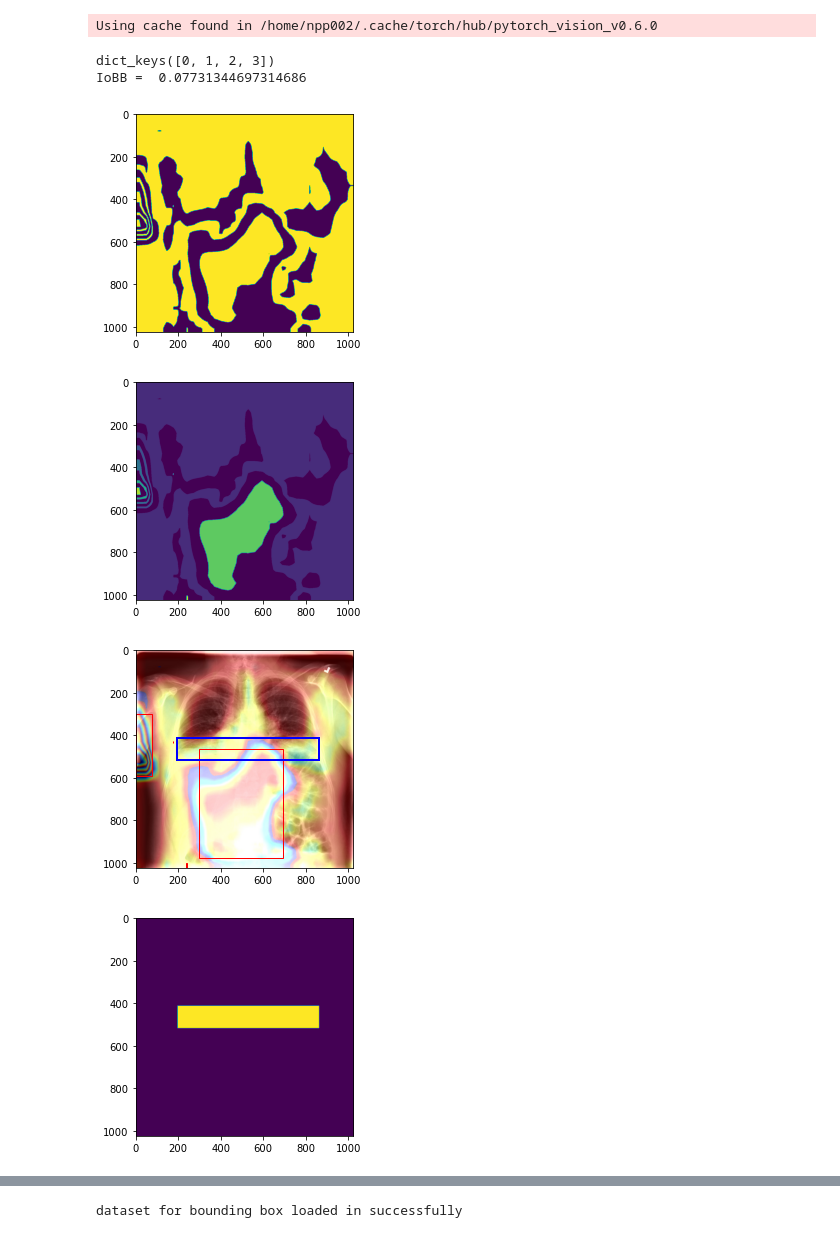
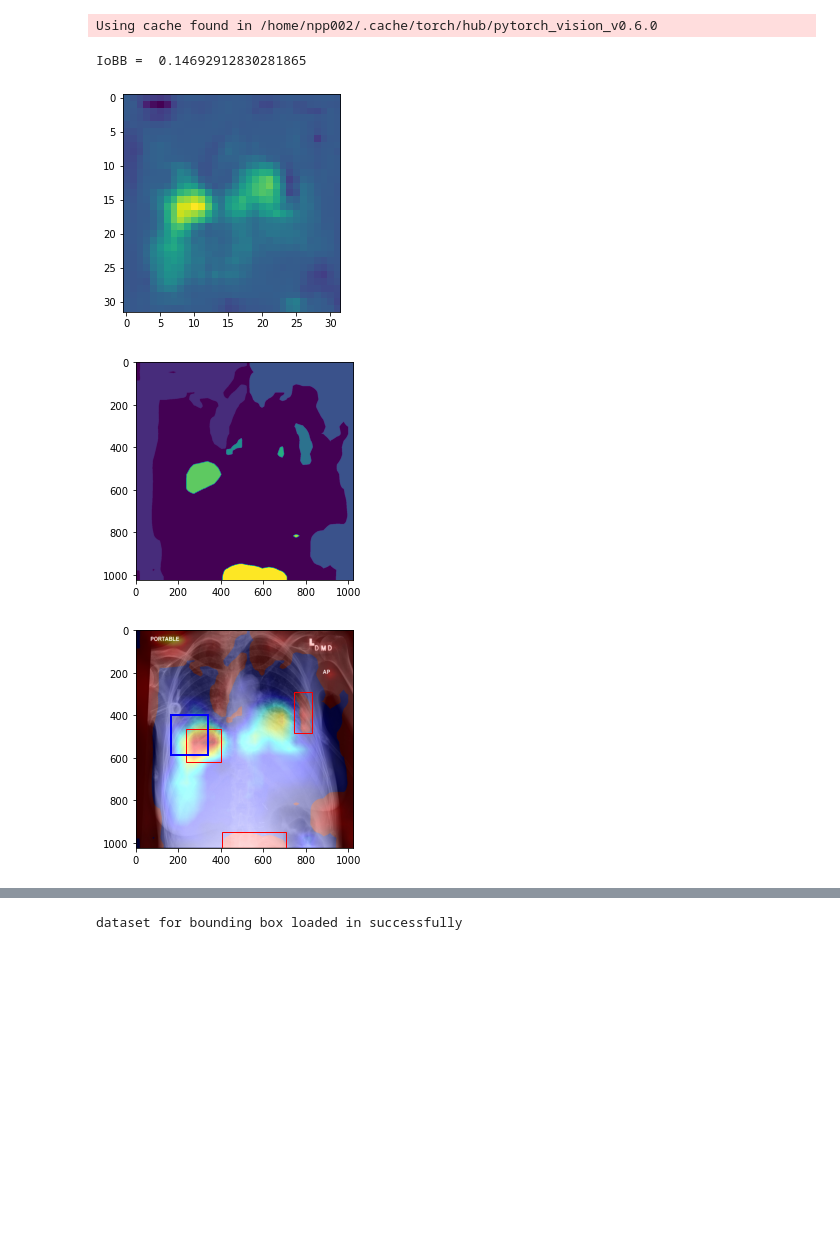
Before and after one commit to nichpass/Bucknell-Senior-Design-2021, a Jupyter notebook: test_multi_bb.ipynb, the cells around one changed output, grey strips where cells are left out. Drawn from its saved outputs; the diff is of its cells as text; code cells hidden in the pictures; blank space fills up the shorter version.

Commit message:
good heuristics made for bounding boxes, need to clean up test code a bit

```diff
--- a/test_multi_bb.ipynb
+++ b/test_multi_bb.ipynb
@@ -297,4 +172,9 @@ def check_too_big(b):
     h = b['high_y'] - b['low_y']
 
     return w * h > 350000 # roughly if box is larger than 1/3 of the image then get rid of it
+# %%
+def compute_dist(b, avg):
+    x = b['high_x'] - b['low_x']
+    y = b['high_y'] - b['low_y']
+    return abs(x * y - avg)
 # %%
@@ -473,29 +333,0 @@ def get_grad_map(data, model, disease):
-# %%
-def calc_iobb(data, model, disease):
-    label_map, _ = get_grad_map(data, model, disease)
-
-    boxes = get_bboxes(label_map)
-
-
-    single_level = np.array(label_map >= 1, dtype='int')
-    # convert all labels on prediction to same value of '1' for present and '0' for not present
-    real_box = np.zeros((1024, 1024), dtype='int')
-    x = int(data['x'])
-    y = int(data['y'])
-    width = int(data['width'])
-    height = int(data['height'])
-    for xi in range(x, x + width):
-        for yi in range(y, y + height):
-            real_box[yi][xi] = 1
-
-    pred_boxes = np.zeros((1024, 1024), dtype='int')
-    for _, b in boxes.items():
-        for xi in range(b['low_x'], b['high_x']+1):
-            for yi in range(b['low_y'], b['high_y']+1):
-                pred_boxes[yi][xi] = 1
-
-#     plt.figure()
-#     plt.imshow(real_box)
-#     plt.figure()
-#     plt.imshow(pred_boxes)
-    return jaccard_score(real_box.flatten(), pred_boxes.flatten())
@@ -547,21 +334,19 @@ def compute_bbox_iou(data, model, disease):
 # %%
 def bbox_main(data, model, disease):
 
-    all_labels, blobs = get_grad_map(data, model, disease)
+    all_labels, blobs, grad_activations = get_grad_map(data, model, disease)
 
     plt.figure()
-    plt.imshow(blobs)
+    plt.imshow(grad_activations)
     plt.figure()
     plt.imshow(all_labels)
 
-    boxdict = get_bboxes(all_labels)
+    boxdict = get_bboxes(all_labels, disease)
 
     plt_image = cv2.imread('./map.jpg')
     plt_image = cv2.cvtColor(plt_image, cv2.COLOR_BGR2RGB)
     fig, ax = plt.subplots()
     ax.imshow(plt_image)
-
-    print(boxdict.keys())
 
     for i in range(len(boxdict)):
         x = boxdict[i]['low_x']
@@ -575,11 +360,9 @@ def bbox_main(data, model, disease):
 
     print('IoBB = ', calc_iobb(data, model, disease))
 # %%
-bbox_main(data_bb['AP']['Effusion'][1], gmodel, 'Effusion')
+bbox_main(data_bb['AP']['Effusion'][11], gmodel, 'Effusion')
 # %% [output]
-dict_keys([0, 1, 2, 3])
-IoBB =  0.07731344697314686
+IoBB =  0.14692912830281865
-[figure, old version]
+[figure, new version]
-[figure, old version]
+[figure, new version]
-[figure, old version]
+[figure, new version]
-[figure, removed]
```
Also changed, not shown: parts of 18 cells of this notebook.
